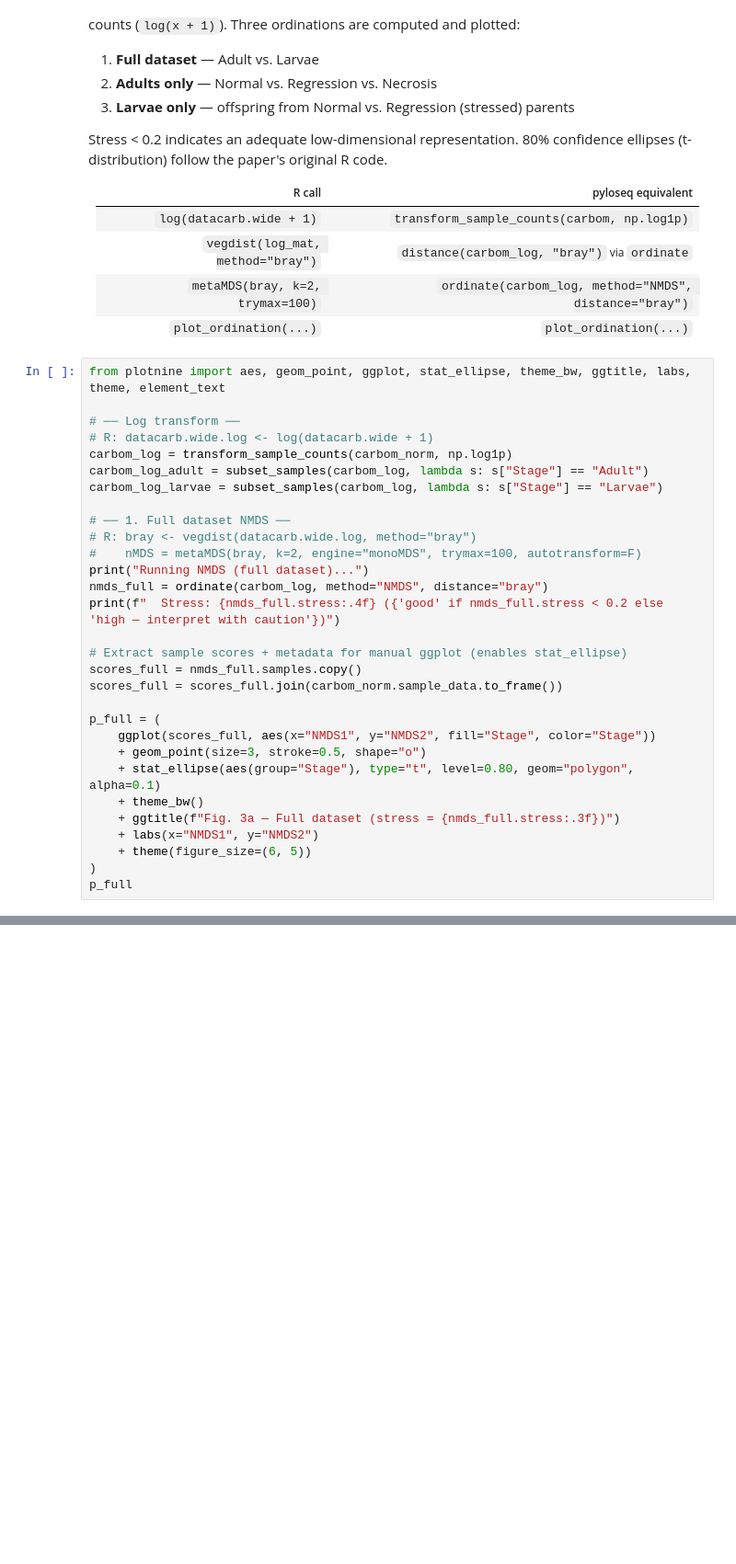
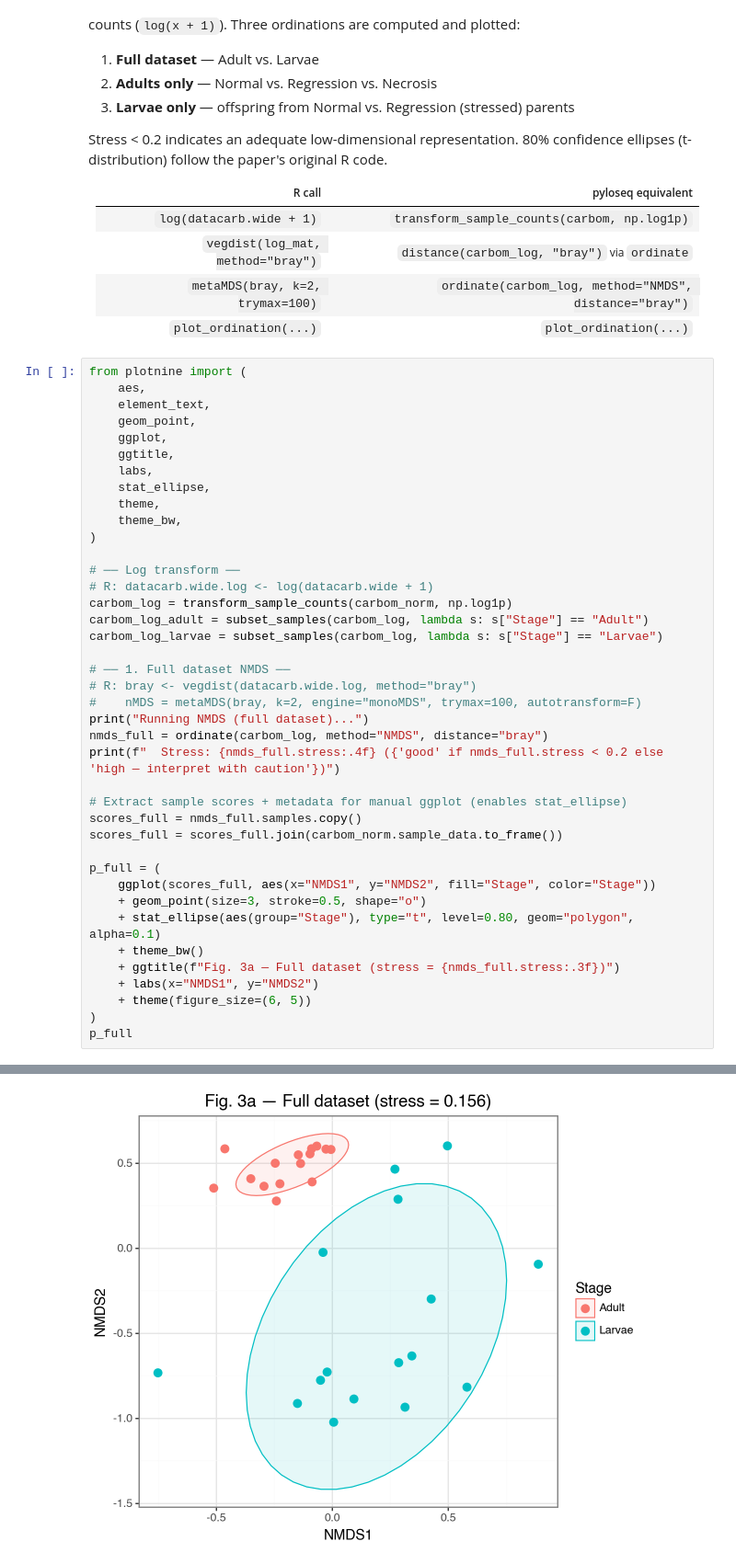
Before and after one commit to alittleb3ar/pyloseq, a Jupyter notebook: notebooks/08_strano_2023_sponge_microbiome.ipynb, the cells around one changed output, grey strips where cells are left out. Shown at 92% size. Drawn from its saved outputs; the diff is of its cells as text; blank space fills up the shorter version.

```diff
--- a/notebooks/08_strano_2023_sponge_microbiome.ipynb
+++ b/notebooks/08_strano_2023_sponge_microbiome.ipynb
@@ -320,7 +317,17 @@ Stress < 0.2 indicates an adequate low-dimensional representation. 80% confidenc
 | `metaMDS(bray, k=2, trymax=100)` | `ordinate(carbom_log, method="NMDS", distance="bray")` |
 | `plot_ordination(...)` | `plot_ordination(...)` |
 # %%
-from plotnine import aes, geom_point, ggplot, stat_ellipse, theme_bw, ggtitle, labs, theme, element_text
+from plotnine import (
+    aes,
+    element_text,
+    geom_point,
+    ggplot,
+    ggtitle,
+    labs,
+    stat_ellipse,
+    theme,
+    theme_bw,
+)
 
 # ── Log transform ──
 # R: datacarb.wide.log <- log(datacarb.wide + 1)
@@ -354,3 +362,4 @@ NameError: name 'carbom_norm' is not defined
+[figure, added]
 # %%
 # ── 2. Adults-only NMDS ──
 print("Running NMDS (adults)...")
```
Also changed, not shown: parts of 7 cells of this notebook, 17 other files.
